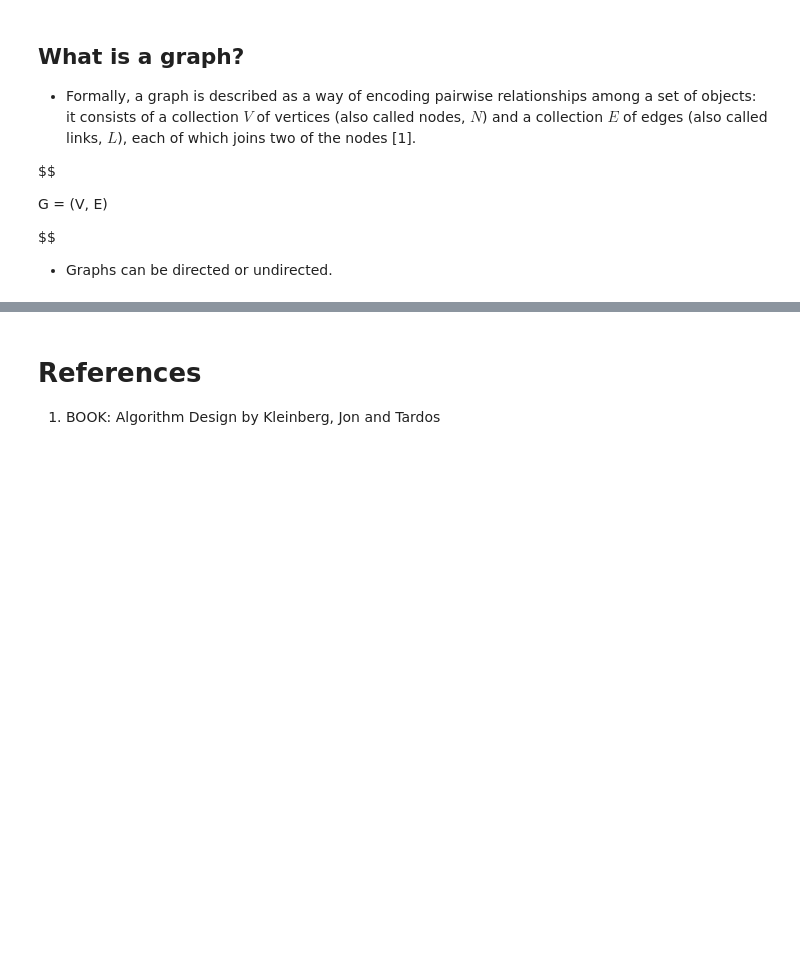
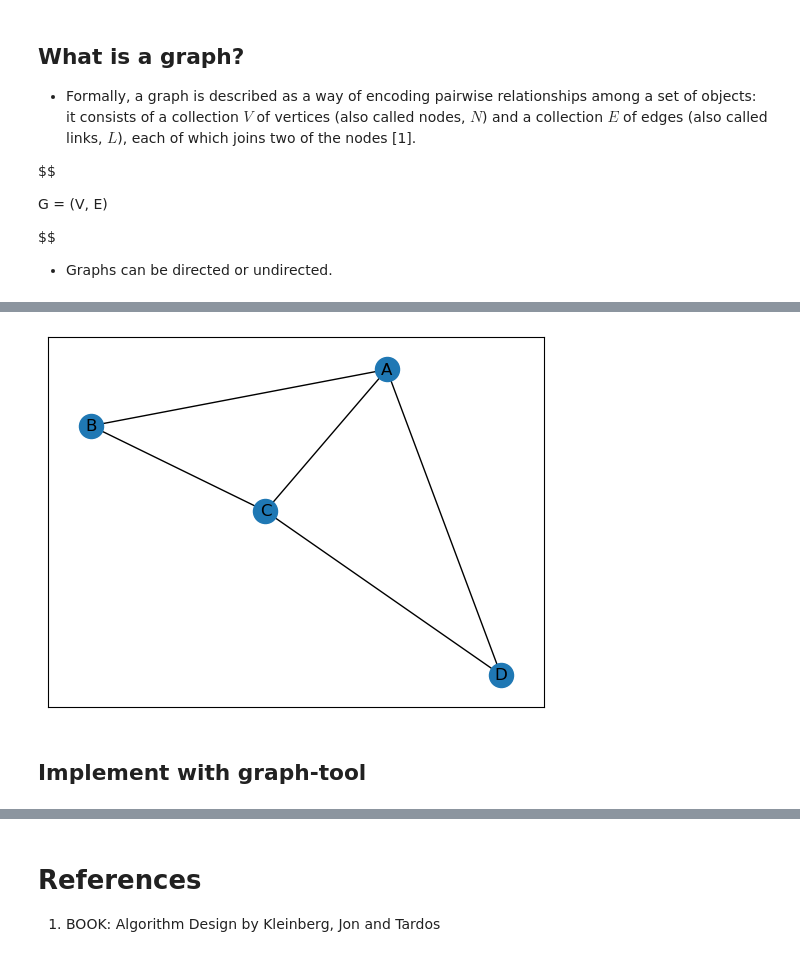
Before and after one commit to Brinkley97/applied_data_structures_and_algorithms, a Jupyter notebook: framework/examples/graph_creation_from_dict.ipynb, the cells around one changed output, grey strips where cells are left out. Saved outputs shown, nothing was run; the diff lists cells and outputs as text; code cells hidden in the pictures; blank space fills up the shorter version.

```diff
--- a/framework/examples/graph_creation_from_dict.ipynb
+++ b/framework/examples/graph_creation_from_dict.ipynb
@@ -74,2 +109,8 @@ nx_graph_visual.visualize(nx_graph)
+# %%
+nx_graph_visual.visualize(nx_graph2)
+# %% [output]
+[figure, added]
+# %% [markdown]
+## Implement with graph-tool
 # %%
 gt_graph_class = LoadGraphTool()
```
Also changed, not shown: parts of 9 cells of this notebook, 2 other files.
